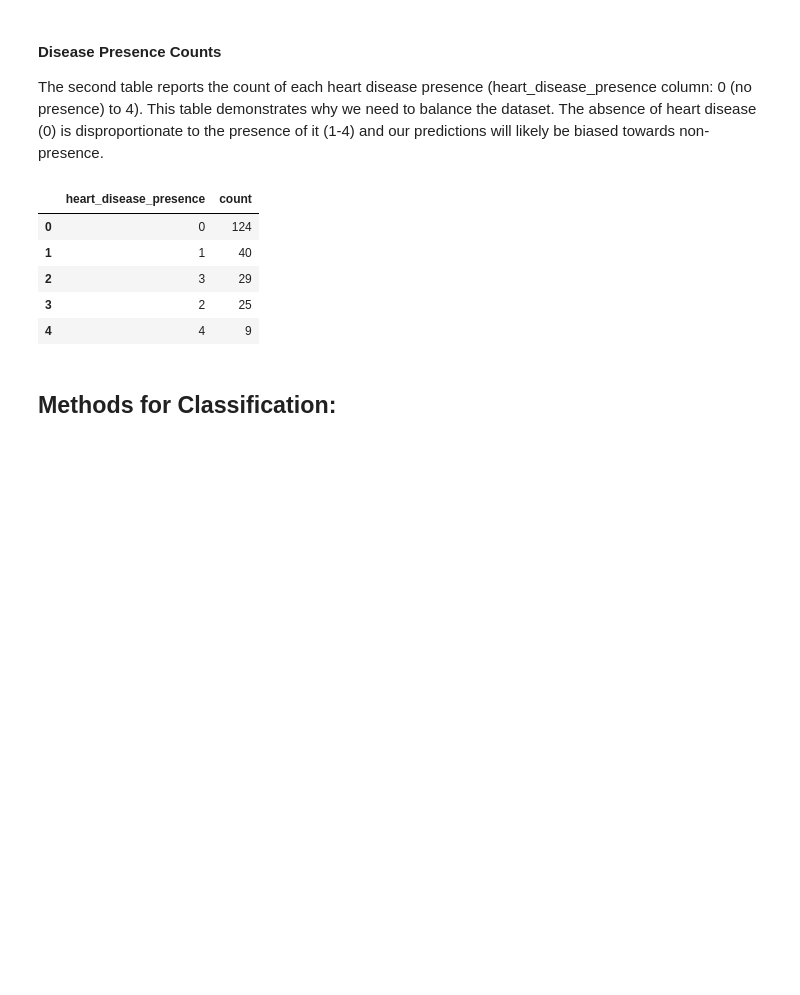
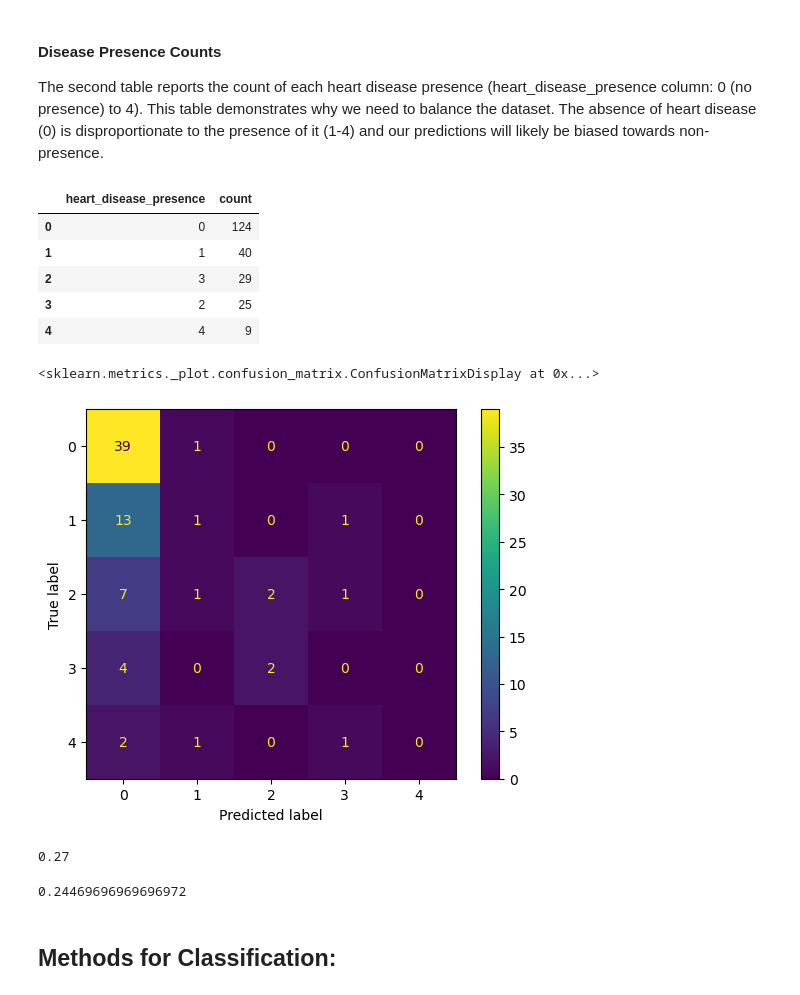
Before and after one commit to CCWebb14/DSCI100_Group_Project, a Jupyter notebook: final_project_file.ipynb, the cells around one changed output. Drawn from its saved outputs; the diff is of its cells as text; code cells hidden in the pictures; blank space fills up the shorter version.

```diff
--- a/final_project_file.ipynb
+++ b/final_project_file.ipynb
@@ -248,3 +231,12 @@ disease_presence_counts
 | 2 | 3 | 29 |
 | 3 | 2 | 25 |
 | 4 | 4 | 9 |
+# %%
+ConfusionMatrixDisplay.from_estimator(
+    cleveland_fit,  # We are directly passing the pipeline and let sklearn do the predictions for us
+    X_test,
+    y_test
+)
+# %% [output]
+<sklearn.metrics._plot.confusion_matrix.ConfusionMatrixDisplay at 0x...>
+[figure, added]
@@ -251,3 +246,13 @@ disease_presence_counts
+# %%
+precision = precision_score(y_true, y_pred, average='macro')
+precision
+# %% [output]
+0.27
+# %%
+recall = recall_score(y_true, y_pred, average='macro')
+recall
+# %% [output]
+0.24469696969696972
 # %% [markdown]
 ## Methods for Classification:
 # %% [markdown]
```
Also changed, not shown: parts of 9 cells of this notebook, 1 other file.
